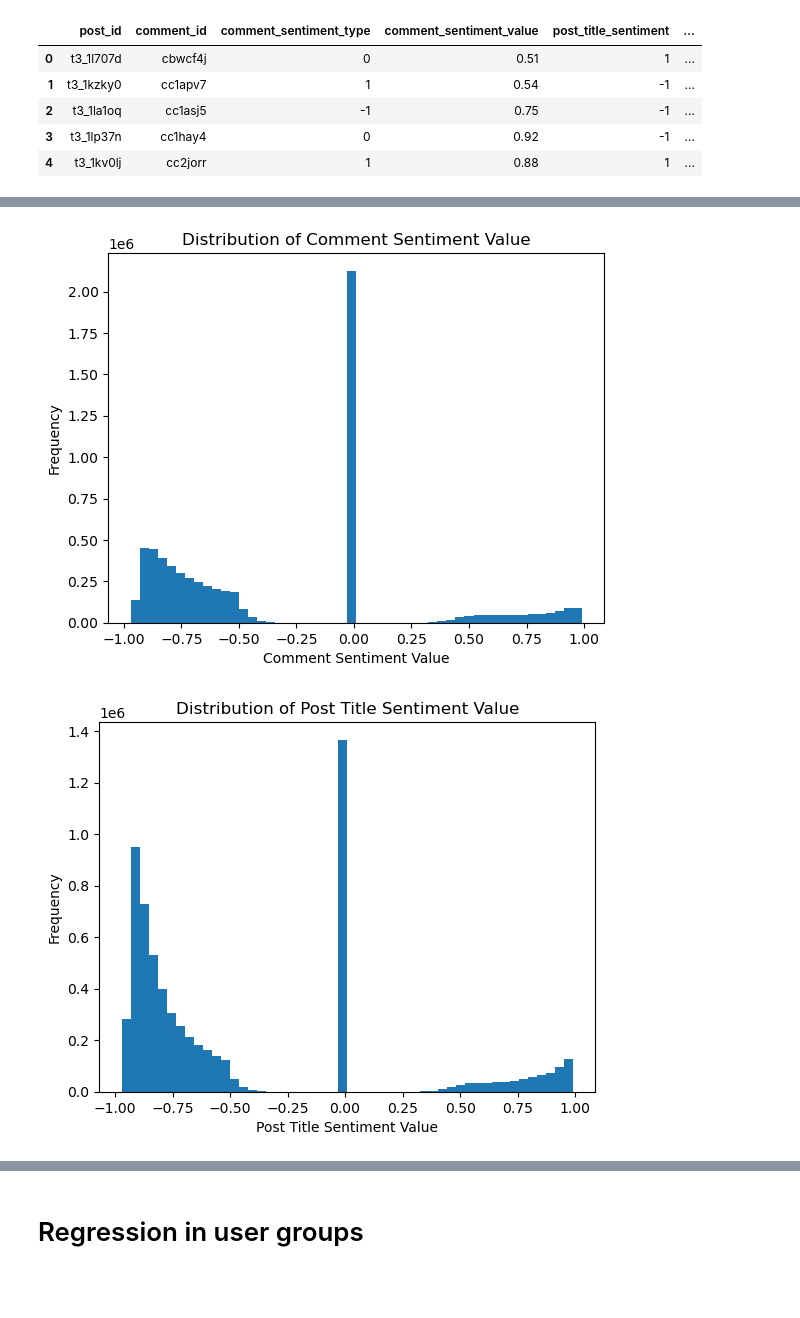
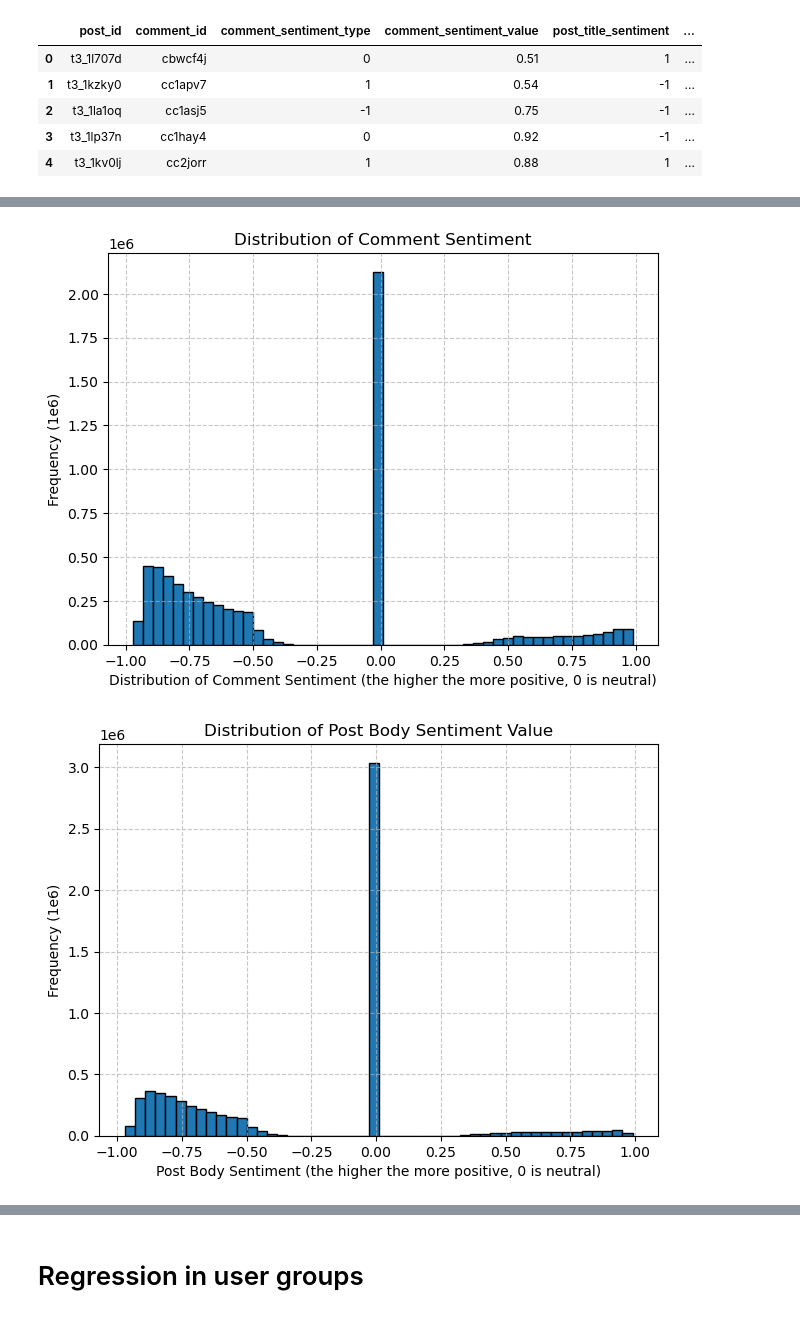
Before and after one commit to nmrenyi/subreddits24, a Jupyter notebook: regression/regression.ipynb, the cells around one changed output, grey strips where cells are left out. Drawn from its saved outputs; the diff is of its cells as text; code cells hidden in the pictures; blank space fills up the shorter version.

Commit message:
feat: add post and comment sentiment distribution

```diff
--- a/regression/regression.ipynb
+++ b/regression/regression.ipynb
@@ -153,18 +194,24 @@ regression_df.head()
 # %%
-# histogram the regression_df['comment']
-plt.hist(regression_df['comment'], bins=50)
-plt.xlabel('Comment Sentiment Value')
-plt.ylabel('Frequency')
-plt.title('Distribution of Comment Sentiment Value')
+# histogram the regression_df['post_title']
+plt.hist(regression_df['comment'], bins=50, edgecolor='black', align='mid', density=False)
+plt.xlabel('Distribution of Comment Sentiment (the higher the more positive, 0 is neutral)')
+plt.ylabel('Frequency (1e6)')
+plt.grid(True, linestyle='--', alpha=0.7)
+plt.tight_layout()
+plt.title('Distribution of Comment Sentiment')
+plt.savefig('../figures/comment_sentiment_distribution.png', dpi=300)
 plt.show()
 # %% [output]
-[figure, old version]
+[figure, new version]
 # %%
-# histogram the regression_df['post_title']
-plt.hist(regression_df['post_title'], bins=50)
-plt.xlabel('Post Title Sentiment Value')
-plt.ylabel('Frequency')
-plt.title('Distribution of Post Title Sentiment Value')
+# histogram the regression_df['post_body']
+plt.hist(regression_df['post_body'], bins=50, edgecolor='black', align='mid', density=False)
+plt.xlabel('Post Body Sentiment (the higher the more positive, 0 is neutral)')
+plt.ylabel('Frequency (1e6)')
+plt.grid(True, linestyle='--', alpha=0.7)
+plt.tight_layout()
+plt.title('Distribution of Post Body Sentiment Value')
+plt.savefig('../figures/post_body_sentiment_distribution.png', dpi=300)
 plt.show()
 # %% [output]
-[figure, old version]
+[figure, new version]
```
Also changed, not shown: parts of 47 cells of this notebook.
